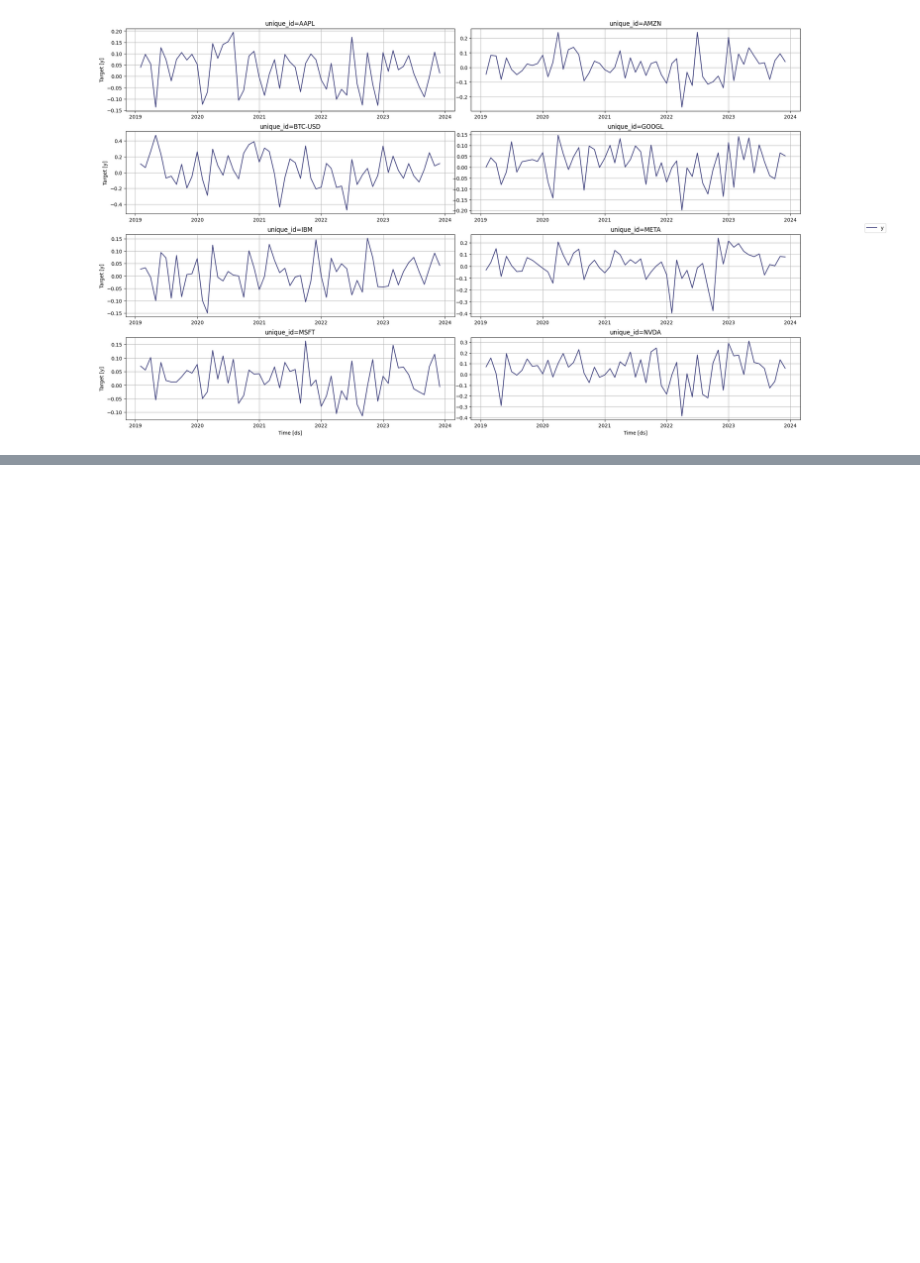
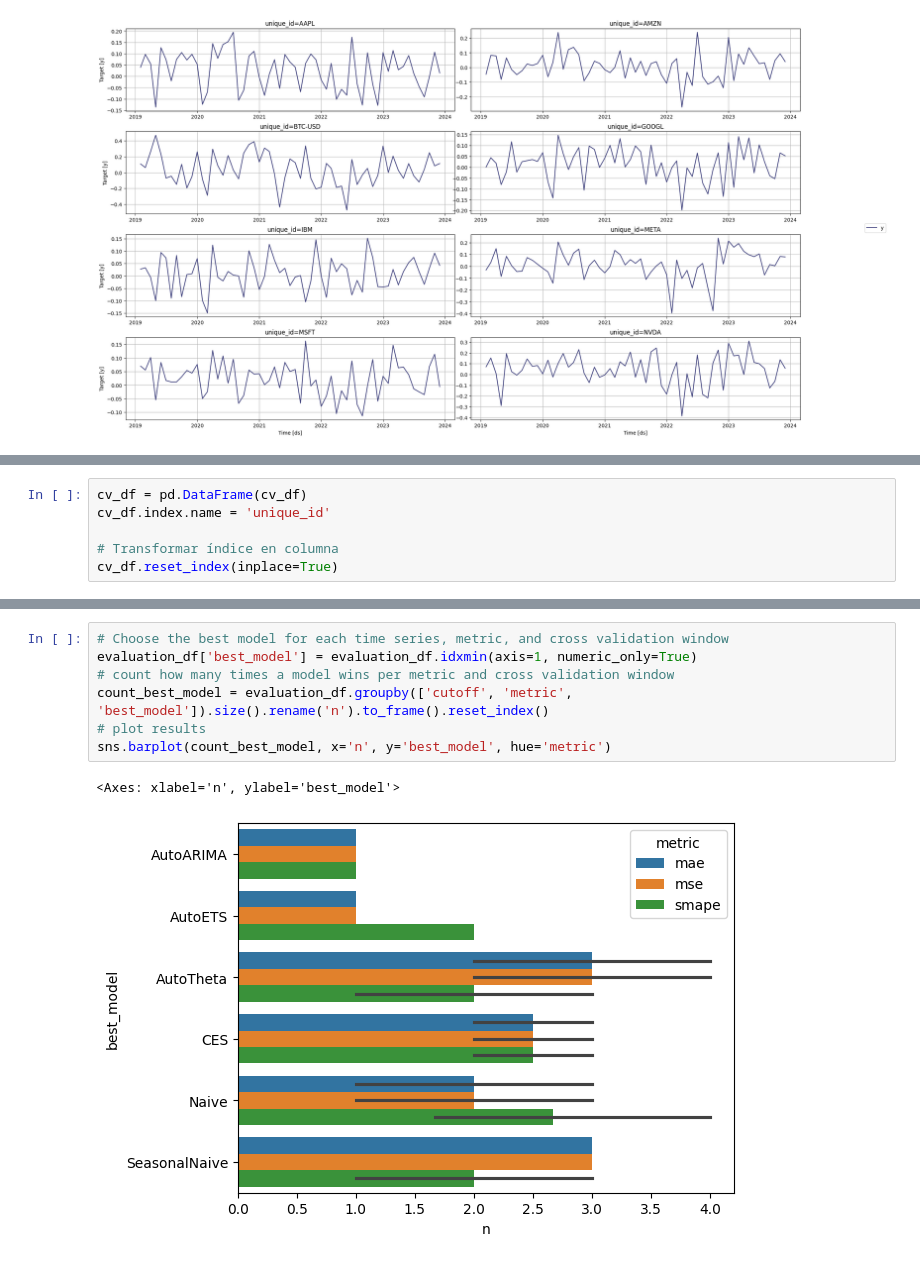
Before and after one commit to marcosherediapimienta/GenerativeAI_TimeSeries, a Jupyter notebook: Test_5(monthly).ipynb, the cells around one changed output, grey strips where cells are left out. Cells and saved outputs as stored; diff of their text form; blank space fills up the shorter version.

```diff
--- a/Test_5(monthly).ipynb
+++ b/Test_5(monthly).ipynb
@@ -85,0 +99,6 @@ crossvalidation_df.head()
+# %%
+cv_df = pd.DataFrame(cv_df)
+cv_df.index.name = 'unique_id'
+
+# Transformar índice en columna
+cv_df.reset_index(inplace=True)
@@ -85,0 +183,10 @@ crossvalidation_df.head()
+# %%
+# Choose the best model for each time series, metric, and cross validation window
+evaluation_df['best_model'] = evaluation_df.idxmin(axis=1, numeric_only=True)
+# count how many times a model wins per metric and cross validation window
+count_best_model = evaluation_df.groupby(['cutoff', 'metric', 'best_model']).size().rename('n').to_frame().reset_index()
+# plot results
+sns.barplot(count_best_model, x='n', y='best_model', hue='metric')
+# %% [output]
+<Axes: xlabel='n', ylabel='best_model'>
+[figure, added]
```
Also changed, not shown: parts of 11 cells of this notebook.
